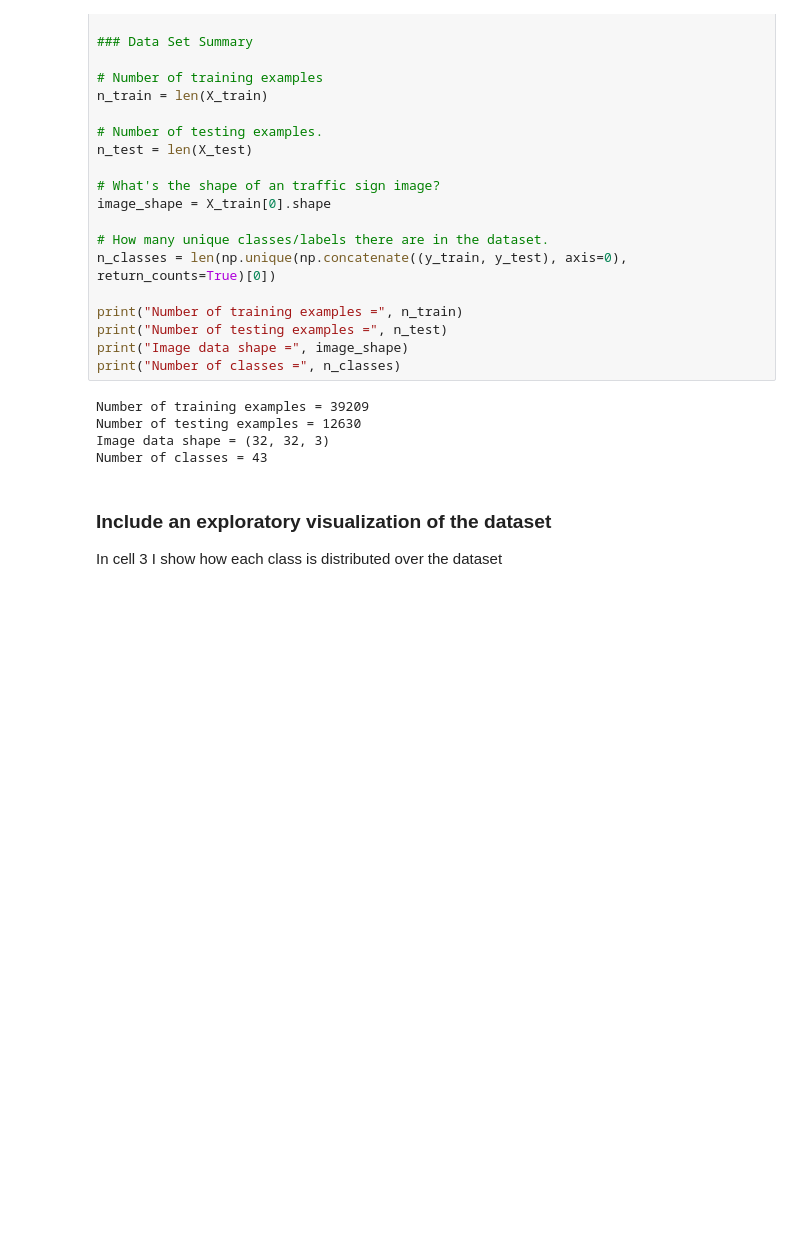
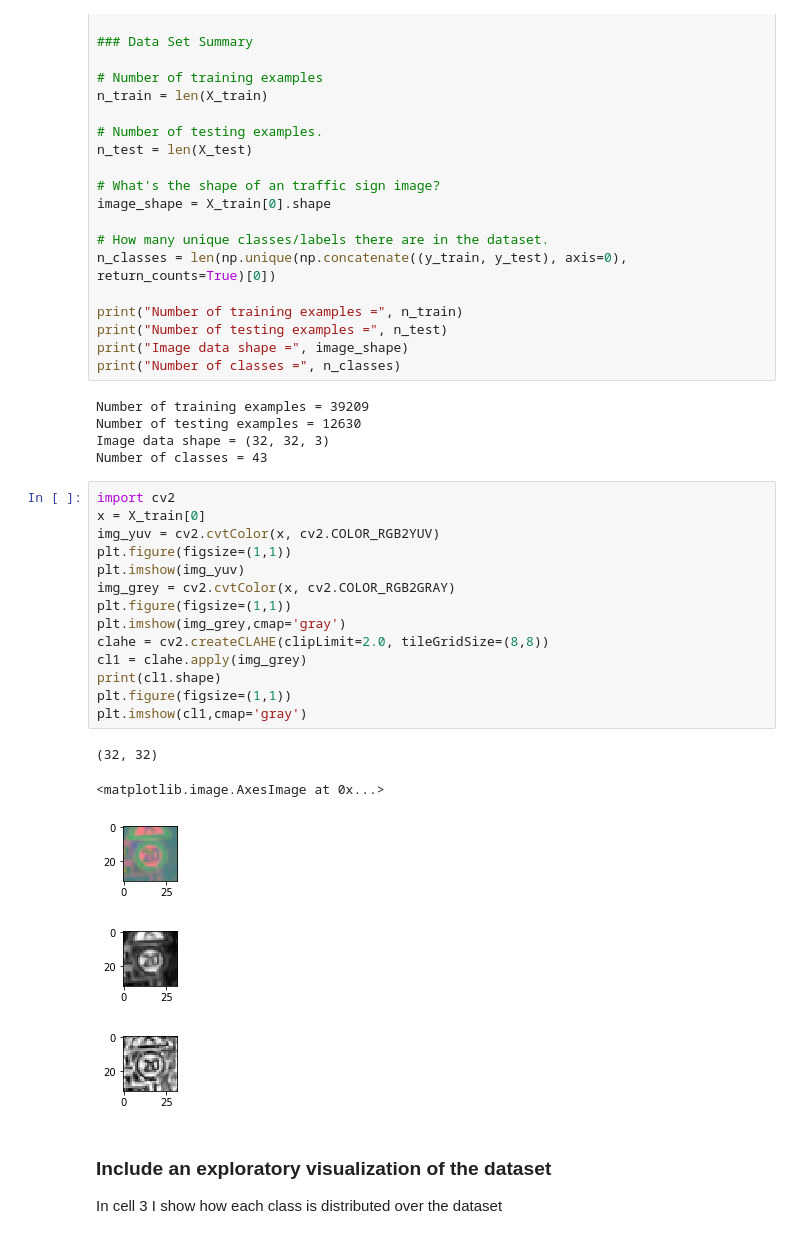
Before and after one commit to eelzinaty/CarND-Traffic-Sign-Classifier-Project, a Jupyter notebook: LeNet Traffic Sign Classifier.ipynb, the cells around one changed output. Saved outputs shown, nothing was run; the diff lists cells and outputs as text; blank space fills up the shorter version.

Commit message:
Fix issue 1, Convert to imagetoCLAHE

```diff
--- a/LeNet Traffic Sign Classifier.ipynb
+++ b/LeNet Traffic Sign Classifier.ipynb
@@ -60,6 +60,26 @@ Number of training examples = 39209
 Number of testing examples = 12630
 Image data shape = (32, 32, 3)
 Number of classes = 43
+# %%
+import cv2
+x = X_train[0]
+img_yuv = cv2.cvtColor(x, cv2.COLOR_RGB2YUV)
+plt.figure(figsize=(1,1))
+plt.imshow(img_yuv)
+img_grey = cv2.cvtColor(x, cv2.COLOR_RGB2GRAY)
+plt.figure(figsize=(1,1))
+plt.imshow(img_grey,cmap='gray')
+clahe = cv2.createCLAHE(clipLimit=2.0, tileGridSize=(8,8))
+cl1 = clahe.apply(img_grey)
+print(cl1.shape)
+plt.figure(figsize=(1,1))
+plt.imshow(cl1,cmap='gray')
+# %% [output]
+(32, 32)
+<matplotlib.image.AxesImage at 0x...>
+[figure, added]
+[figure, added]
+[figure, added]
 # %% [markdown]
 ### Include an exploratory visualization of the dataset
 In cell 3 I show how each class is distributed over the dataset
```
Also changed, not shown: parts of 2 cells of this notebook.
